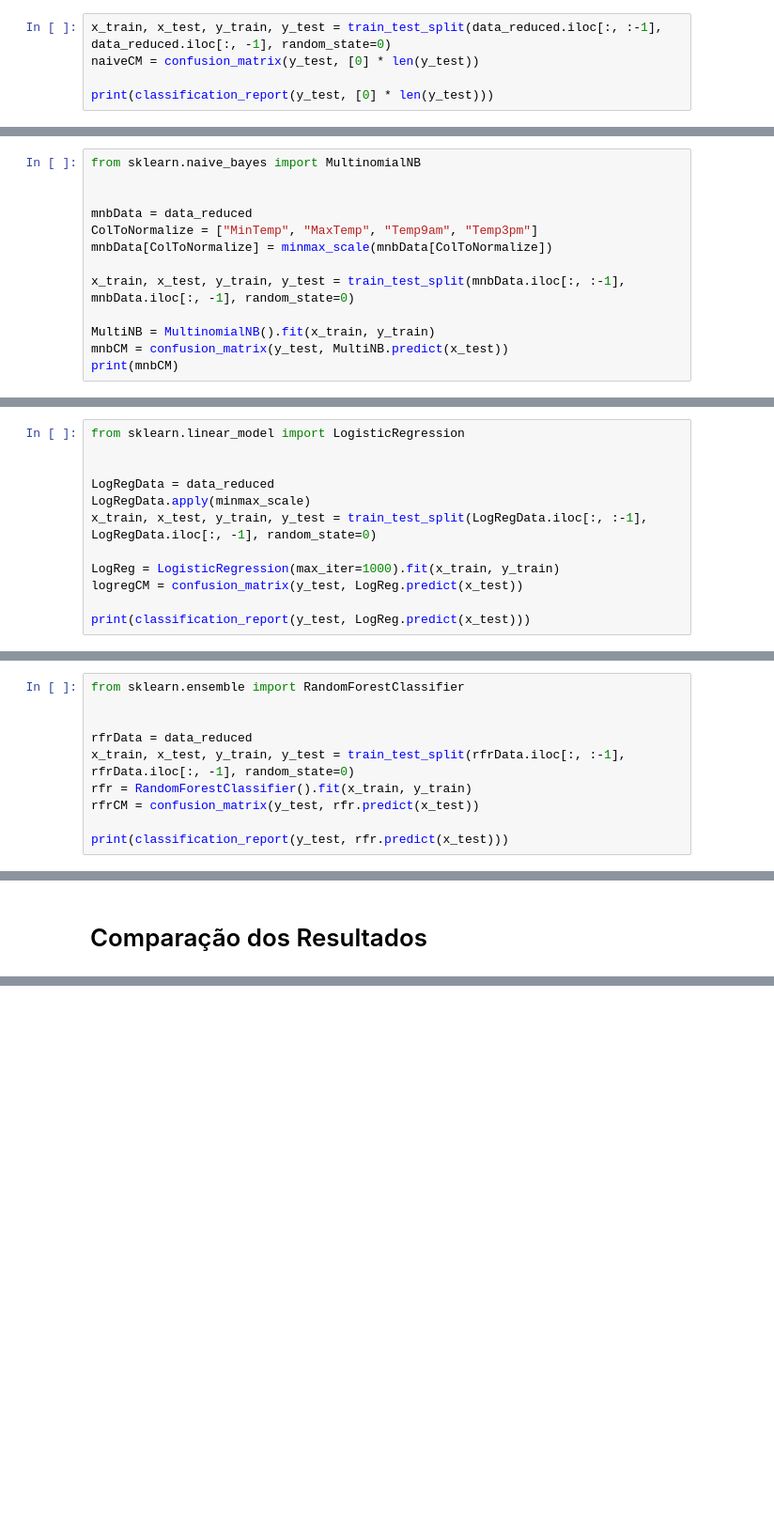
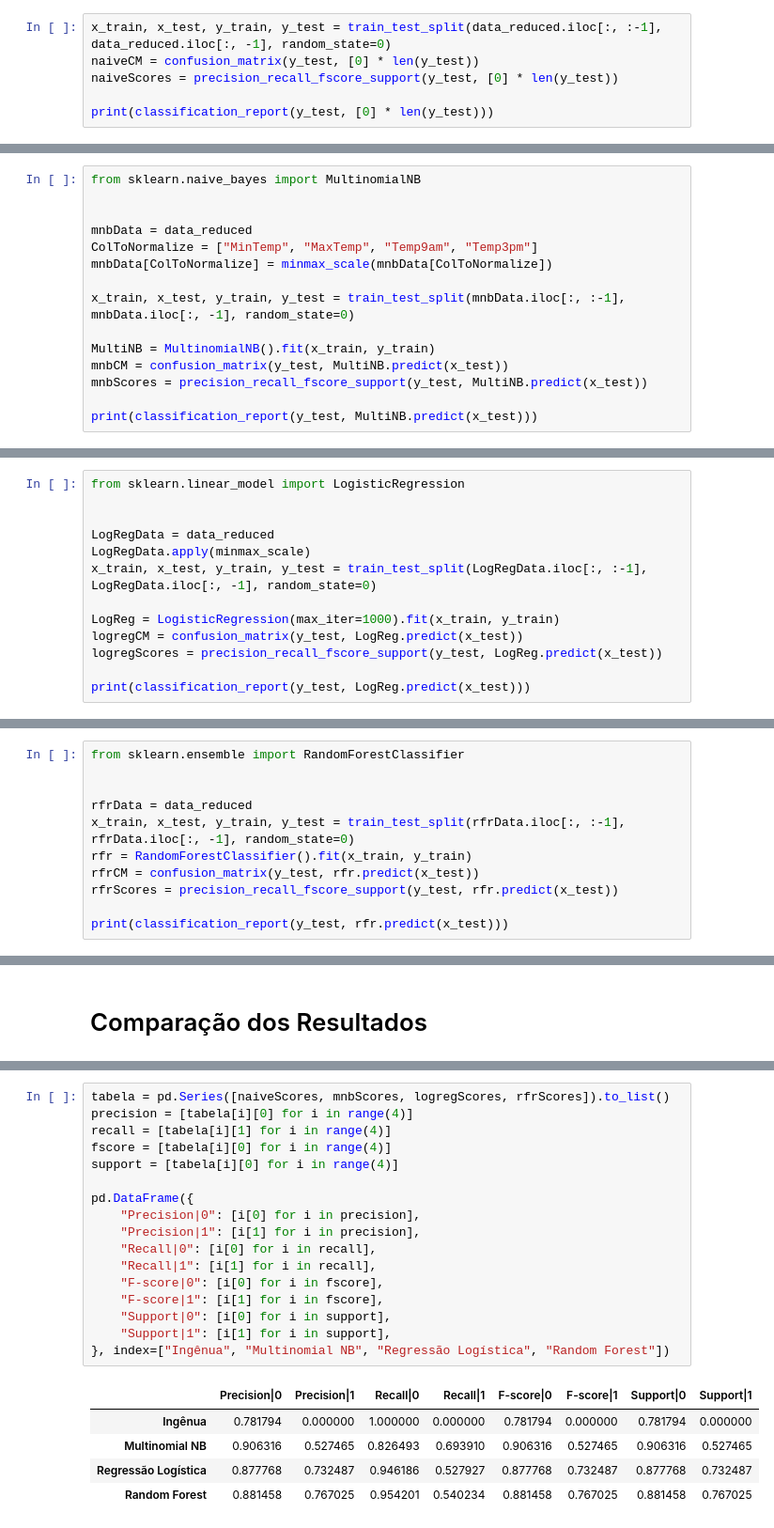
Before and after one commit to rstellet8/p2-datamining, a Jupyter notebook: rainNb.ipynb, the cells around one changed output, grey strips where cells are left out. Shown: that part at 94% size. Saved outputs shown, nothing was run; the diff lists cells and outputs as text; blank space fills up the shorter version.

```diff
--- a/rainNb.ipynb
+++ b/rainNb.ipynb
@@ -123,6 +123,7 @@ A variável alvo é 0 em 78% das vezes. Portanto, se sempre supormos que não ch
 # %%
 x_train, x_test, y_train, y_test = train_test_split(data_reduced.iloc[:, :-1], data_reduced.iloc[:, -1], random_state=0)
 naiveCM = confusion_matrix(y_test, [0] * len(y_test))
+naiveScores = precision_recall_fscore_support(y_test, [0] * len(y_test))
 
 print(classification_report(y_test, [0] * len(y_test)))
 # %% [output]
@@ -156,5 +157,7 @@ x_train, x_test, y_train, y_test = train_test_split(mnbData.iloc[:, :-1], mnbDat
 
 MultiNB = MultinomialNB().fit(x_train, y_train)
 mnbCM = confusion_matrix(y_test, MultiNB.predict(x_test))
-print(mnbCM)
+mnbScores = precision_recall_fscore_support(y_test, MultiNB.predict(x_test))
+
+print(classification_report(y_test, MultiNB.predict(x_test)))
 # %% [output]
@@ -172,6 +181,7 @@ x_train, x_test, y_train, y_test = train_test_split(LogRegData.iloc[:, :-1], Log
 
 LogReg = LogisticRegression(max_iter=1000).fit(x_train, y_train)
 logregCM = confusion_matrix(y_test, LogReg.predict(x_test))
+logregScores = precision_recall_fscore_support(y_test, LogReg.predict(x_test))
 
 print(classification_report(y_test, LogReg.predict(x_test)))
 # %% [output]
@@ -193,6 +203,7 @@ rfrData = data_reduced
 x_train, x_test, y_train, y_test = train_test_split(rfrData.iloc[:, :-1], rfrData.iloc[:, -1], random_state=0)
 rfr = RandomForestClassifier().fit(x_train, y_train)
 rfrCM = confusion_matrix(y_test, rfr.predict(x_test))
+rfrScores = precision_recall_fscore_support(y_test, rfr.predict(x_test))
 
 print(classification_report(y_test, rfr.predict(x_test)))
 # %% [output]
@@ -221,0 +233,23 @@ pd.DataFrame(resultados.to_list(),
+# %%
+tabela = pd.Series([naiveScores, mnbScores, logregScores, rfrScores]).to_list()
+precision = [tabela[i][0] for i in range(4)]
+recall = [tabela[i][1] for i in range(4)]
+fscore = [tabela[i][0] for i in range(4)]
+support = [tabela[i][0] for i in range(4)]
+
+pd.DataFrame({
+    "Precision|0": [i[0] for i in precision],
+    "Precision|1": [i[1] for i in precision],
+    "Recall|0": [i[0] for i in recall],
+    "Recall|1": [i[1] for i in recall],
+    "F-score|0": [i[0] for i in fscore],
+    "F-score|1": [i[1] for i in fscore],
+    "Support|0": [i[0] for i in support],
+    "Support|1": [i[1] for i in support],
+}, index=["Ingênua", "Multinomial NB", "Regressão Logística", "Random Forest"])
+# %% [output]
+|  | Precision|0 | Precision|1 | Recall|0 | Recall|1 | F-score|0 | F-score|1 | Support|0 | Support|1 |
+| Ingênua | 0.781794 | 0.000000 | 1.000000 | 0.000000 | 0.781794 | 0.000000 | 0.781794 | 0.000000 |
+| Multinomial NB | 0.906316 | 0.527465 | 0.826493 | 0.693910 | 0.906316 | 0.527465 | 0.906316 | 0.527465 |
+| Regressão Logística | 0.877768 | 0.732487 | 0.946186 | 0.527927 | 0.877768 | 0.732487 | 0.877768 | 0.732487 |
+| Random Forest | 0.881458 | 0.767025 | 0.954201 | 0.540234 | 0.881458 | 0.767025 | 0.881458 | 0.767025 |
```
Also changed, not shown: parts of 6 cells of this notebook.
